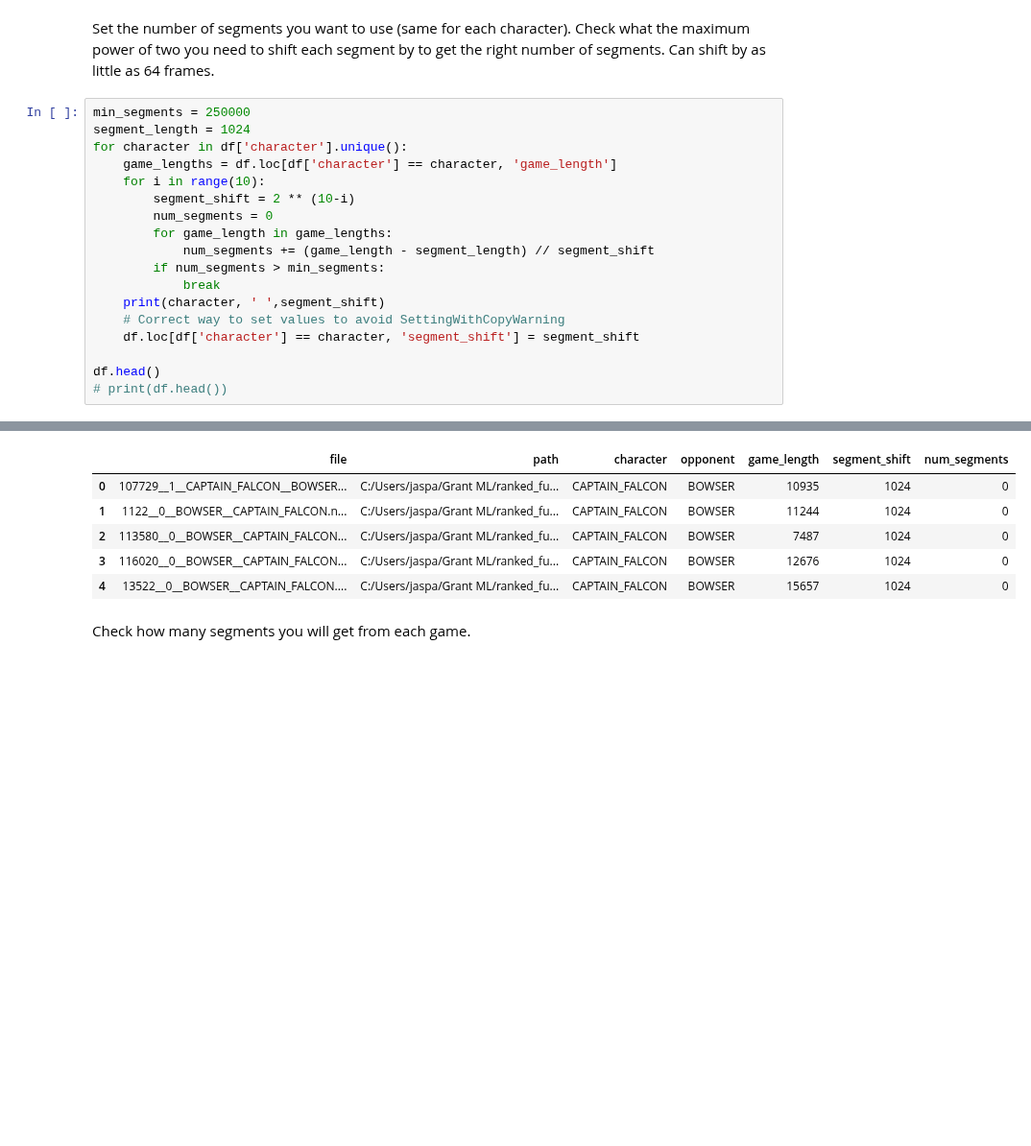
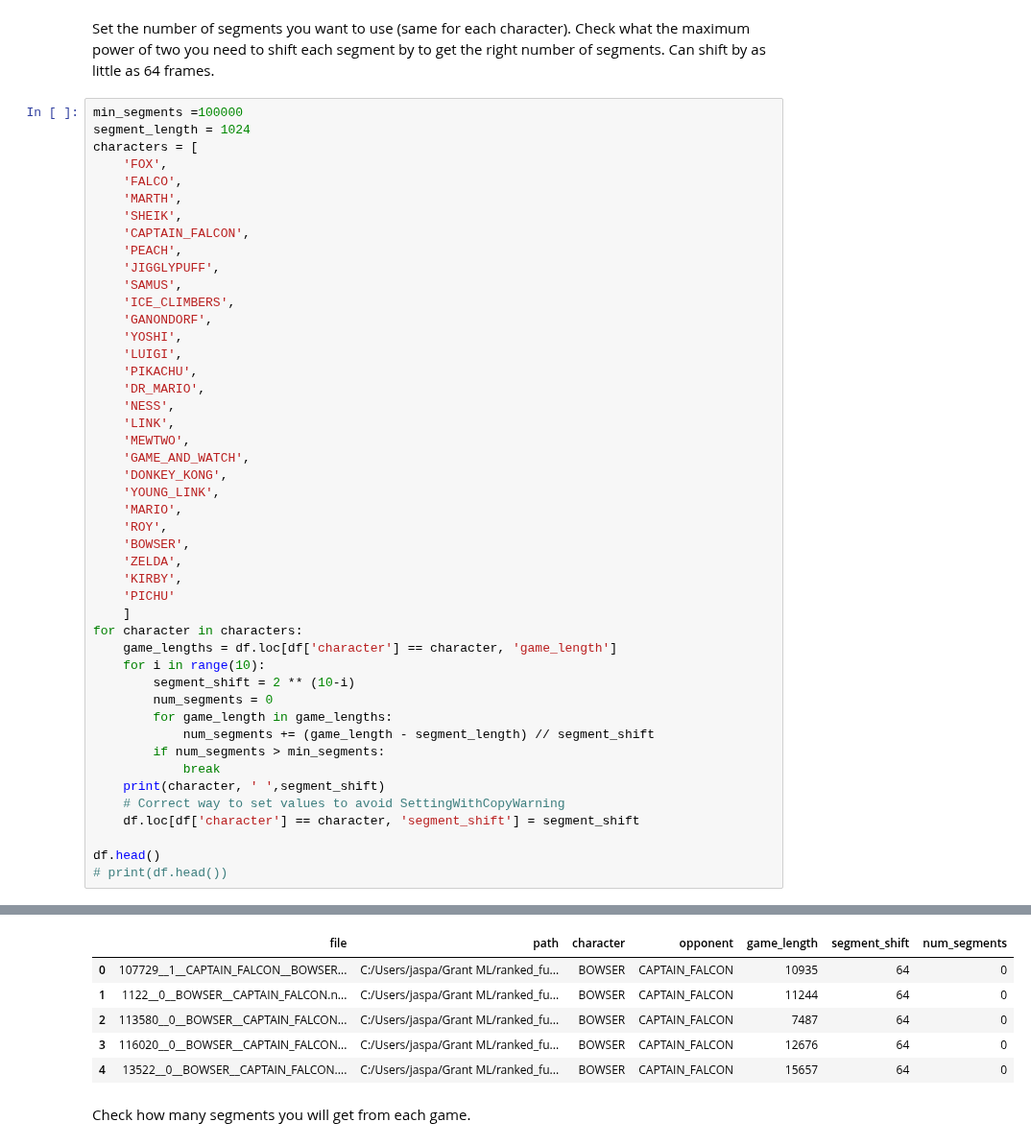
Before and after one commit to sinha-G/slp, a Jupyter notebook: classify_all_characters_cnn/make_data_list.ipynb, the cells around one changed output, grey strips where cells are left out. Shown at 96% size. Saved outputs shown, nothing was run; the diff lists cells and outputs as text; blank space fills up the shorter version.

```diff
--- a/classify_all_characters_cnn/make_data_list.ipynb
+++ b/classify_all_characters_cnn/make_data_list.ipynb
@@ -102,9 +109,37 @@ df.head()
 # %% [markdown]
 Set the number of segments you want to use (same for each character). Check what the maximum power of two you need to shift each segment by to get the right number of segments. Can shift by as little as 64 frames.
 # %%
-min_segments = 250000
+min_segments =100000
 segment_length = 1024
-for character in df['character'].unique():
+characters = [
+    'FOX',
+    'FALCO',
+    'MARTH',
+    'SHEIK',
+    'CAPTAIN_FALCON',
+    'PEACH',
+    'JIGGLYPUFF',
+    'SAMUS',
+    'ICE_CLIMBERS',
+    'GANONDORF',
+    'YOSHI',
+    'LUIGI',
+    'PIKACHU',
+    'DR_MARIO',
+    'NESS',
+    'LINK',
+    'MEWTWO',
+    'GAME_AND_WATCH',
+    'DONKEY_KONG',
+    'YOUNG_LINK',
+    'MARIO',
+    'ROY',
+    'BOWSER',
+    'ZELDA',
+    'KIRBY',
+    'PICHU'
+    ]
+for character in characters:
     game_lengths = df.loc[df['character'] == character, 'game_length']
     for i in range(10):
         segment_shift = 2 ** (10-i)
@@ -140,9 +175,9 @@ BOWSER   32
 |  | file | path | character | opponent | game_length | segment_shift | num_segments |
-| 0 | 107729__1__CAPTAIN_FALCON__BOWSER... | C:/Users/jaspa/Grant ML/ranked_fu... | CAPTAIN_FALCON | BOWSER | 10935 | 1024 | 0 |
-| 1 | 1122__0__BOWSER__CAPTAIN_FALCON.n... | C:/Users/jaspa/Grant ML/ranked_fu... | CAPTAIN_FALCON | BOWSER | 11244 | 1024 | 0 |
-| 2 | 113580__0__BOWSER__CAPTAIN_FALCON... | C:/Users/jaspa/Grant ML/ranked_fu... | CAPTAIN_FALCON | BOWSER | 7487 | 1024 | 0 |
-| 3 | 116020__0__BOWSER__CAPTAIN_FALCON... | C:/Users/jaspa/Grant ML/ranked_fu... | CAPTAIN_FALCON | BOWSER | 12676 | 1024 | 0 |
-| 4 | 13522__0__BOWSER__CAPTAIN_FALCON.... | C:/Users/jaspa/Grant ML/ranked_fu... | CAPTAIN_FALCON | BOWSER | 15657 | 1024 | 0 |
+| 0 | 107729__1__CAPTAIN_FALCON__BOWSER... | C:/Users/jaspa/Grant ML/ranked_fu... | BOWSER | CAPTAIN_FALCON | 10935 | 64 | 0 |
+| 1 | 1122__0__BOWSER__CAPTAIN_FALCON.n... | C:/Users/jaspa/Grant ML/ranked_fu... | BOWSER | CAPTAIN_FALCON | 11244 | 64 | 0 |
+| 2 | 113580__0__BOWSER__CAPTAIN_FALCON... | C:/Users/jaspa/Grant ML/ranked_fu... | BOWSER | CAPTAIN_FALCON | 7487 | 64 | 0 |
+| 3 | 116020__0__BOWSER__CAPTAIN_FALCON... | C:/Users/jaspa/Grant ML/ranked_fu... | BOWSER | CAPTAIN_FALCON | 12676 | 64 | 0 |
+| 4 | 13522__0__BOWSER__CAPTAIN_FALCON.... | C:/Users/jaspa/Grant ML/ranked_fu... | BOWSER | CAPTAIN_FALCON | 15657 | 64 | 0 |
 # %% [markdown]
 Check how many segments you will get from each game.
 # %%
```
Also changed, not shown: parts of 9 cells of this notebook, 3 other files.
